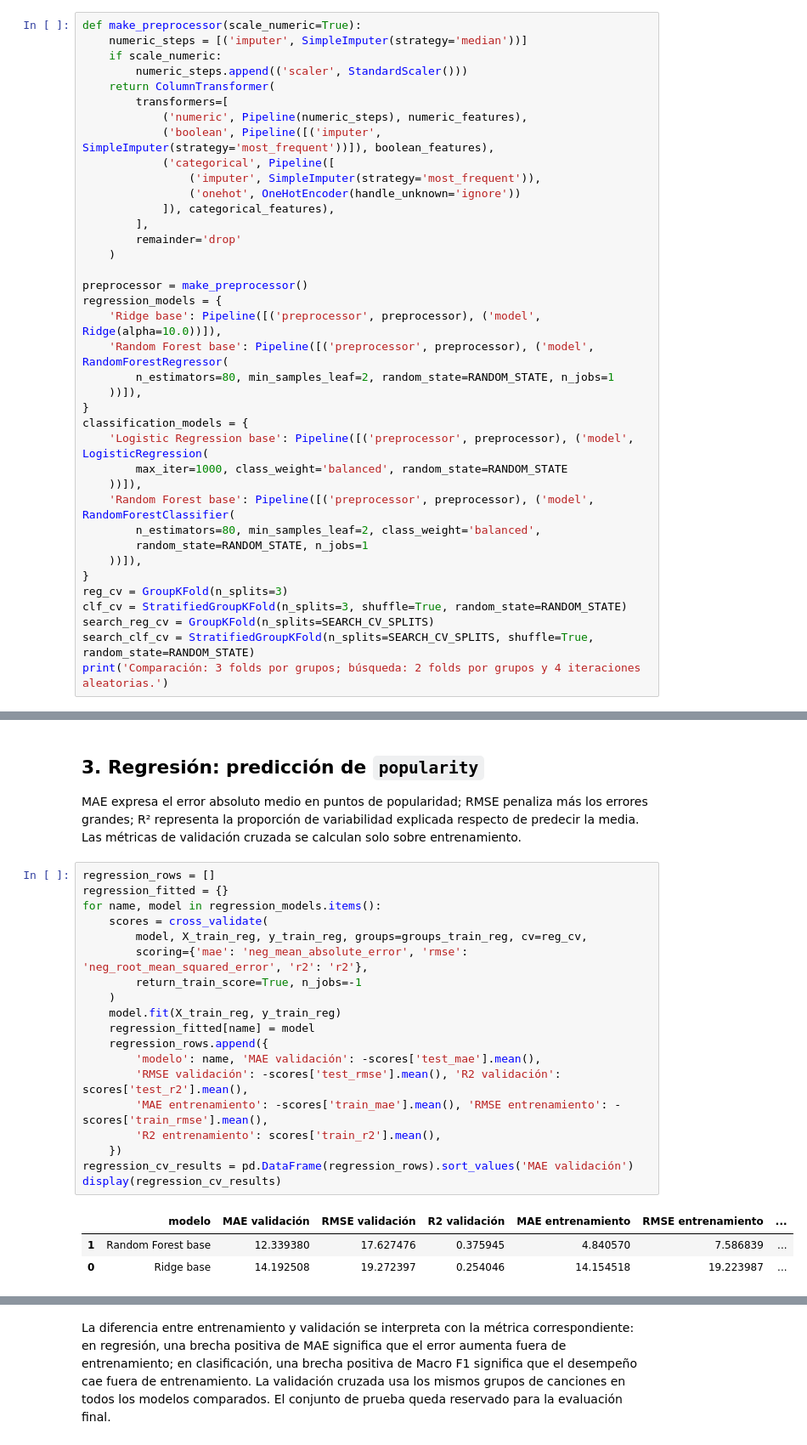
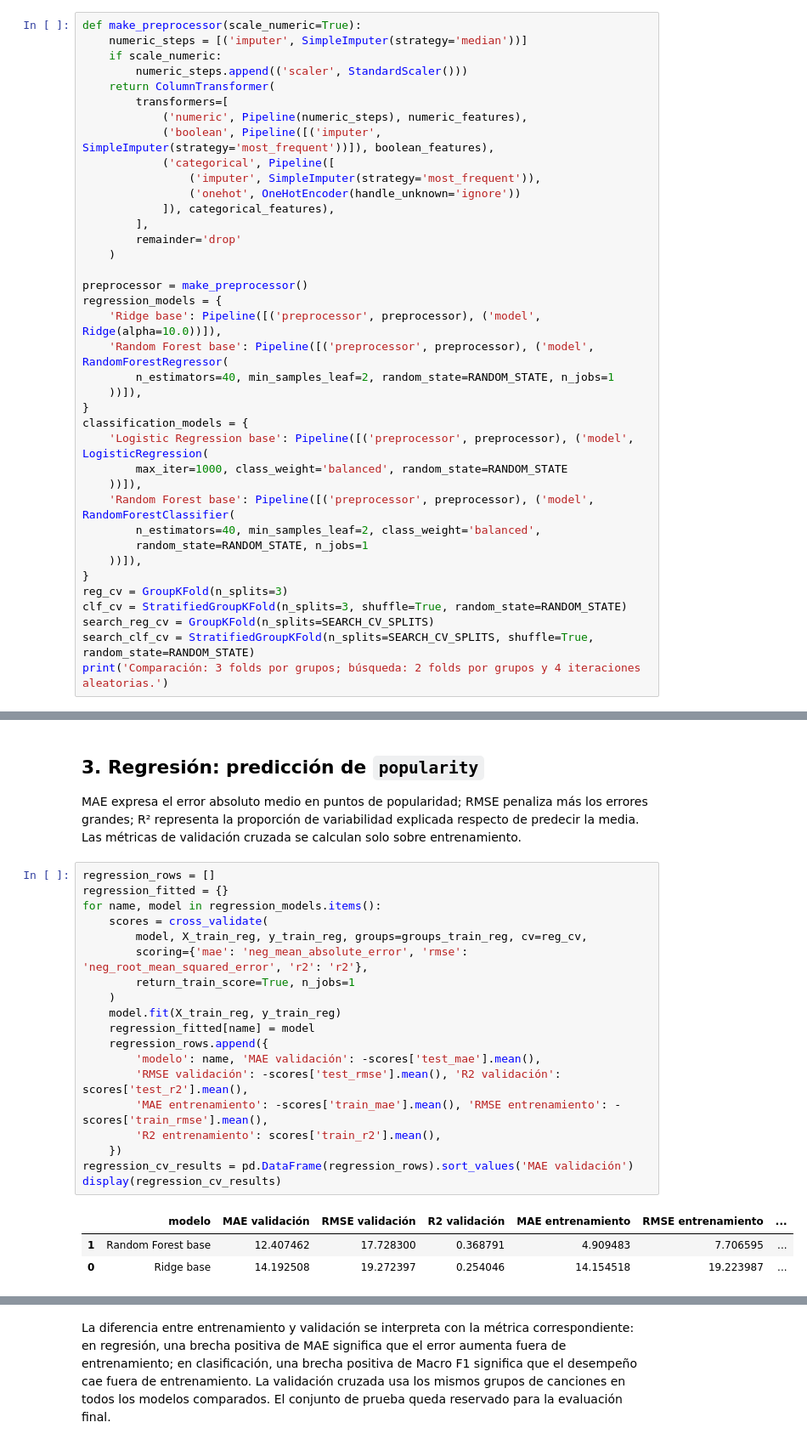
Before and after one commit to Cardosocaro/DataSciense-Curso, a Jupyter notebook: Tp-Final/Modelado_Supervisado_Spotify.ipynb, the cells around one changed output, grey strips where cells are left out. Shown at 85% size. Drawn from its saved outputs; the diff is of its cells as text.

```diff
--- a/Tp-Final/Modelado_Supervisado_Spotify.ipynb
+++ b/Tp-Final/Modelado_Supervisado_Spotify.ipynb
@@ -219,7 +219,7 @@ preprocessor = make_preprocessor()
 regression_models = {
     'Ridge base': Pipeline([('preprocessor', preprocessor), ('model', Ridge(alpha=10.0))]),
     'Random Forest base': Pipeline([('preprocessor', preprocessor), ('model', RandomForestRegressor(
-        n_estimators=80, min_samples_leaf=2, random_state=RANDOM_STATE, n_jobs=1
+        n_estimators=40, min_samples_leaf=2, random_state=RANDOM_STATE, n_jobs=1
     ))]),
 }
 classification_models = {
@@ -227,7 +227,7 @@ classification_models = {
         max_iter=1000, class_weight='balanced', random_state=RANDOM_STATE
     ))]),
     'Random Forest base': Pipeline([('preprocessor', preprocessor), ('model', RandomForestClassifier(
-        n_estimators=80, min_samples_leaf=2, class_weight='balanced',
+        n_estimators=40, min_samples_leaf=2, class_weight='balanced',
         random_state=RANDOM_STATE, n_jobs=1
     ))]),
 }
@@ -245,24 +245,24 @@ MAE expresa el error absoluto medio en puntos de popularidad; RMSE penaliza más
 # %%
 regression_rows = []
 regression_fitted = {}
 for name, model in regression_models.items():
     scores = cross_validate(
         model, X_train_reg, y_train_reg, groups=groups_train_reg, cv=reg_cv,
         scoring={'mae': 'neg_mean_absolute_error', 'rmse': 'neg_root_mean_squared_error', 'r2': 'r2'},
-        return_train_score=True, n_jobs=-1
+        return_train_score=True, n_jobs=1
     )
     model.fit(X_train_reg, y_train_reg)
     regression_fitted[name] = model
     regression_rows.append({
         'modelo': name, 'MAE validación': -scores['test_mae'].mean(),
         'RMSE validación': -scores['test_rmse'].mean(), 'R2 validación': scores['test_r2'].mean(),
         'MAE entrenamiento': -scores['train_mae'].mean(), 'RMSE entrenamiento': -scores['train_rmse'].mean(),
         'R2 entrenamiento': scores['train_r2'].mean(),
     })
 regression_cv_results = pd.DataFrame(regression_rows).sort_values('MAE validación')
 display(regression_cv_results)
 # %% [output]
 |  | modelo | MAE validación | RMSE validación | R2 validación | MAE entrenamiento | RMSE entrenamiento | ... |
-| 1 | Random Forest base | 12.339380 | 17.627476 | 0.375945 | 4.840570 | 7.586839 | ... |
+| 1 | Random Forest base | 12.407462 | 17.728300 | 0.368791 | 4.909483 | 7.706595 | ... |
 | 0 | Ridge base | 14.192508 | 19.272397 | 0.254046 | 14.154518 | 19.223987 | ... |
 # %%
```
Also changed, not shown: parts of 9 cells of this notebook.
